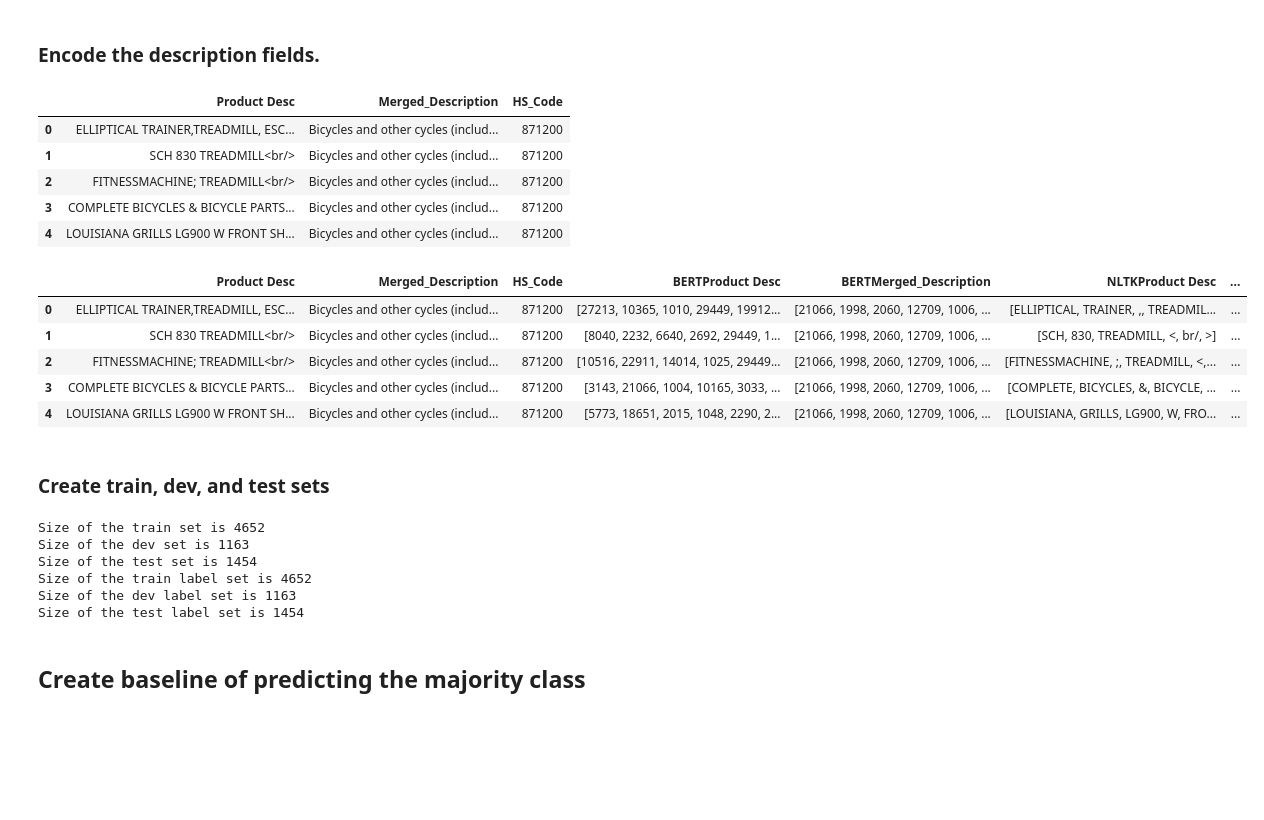
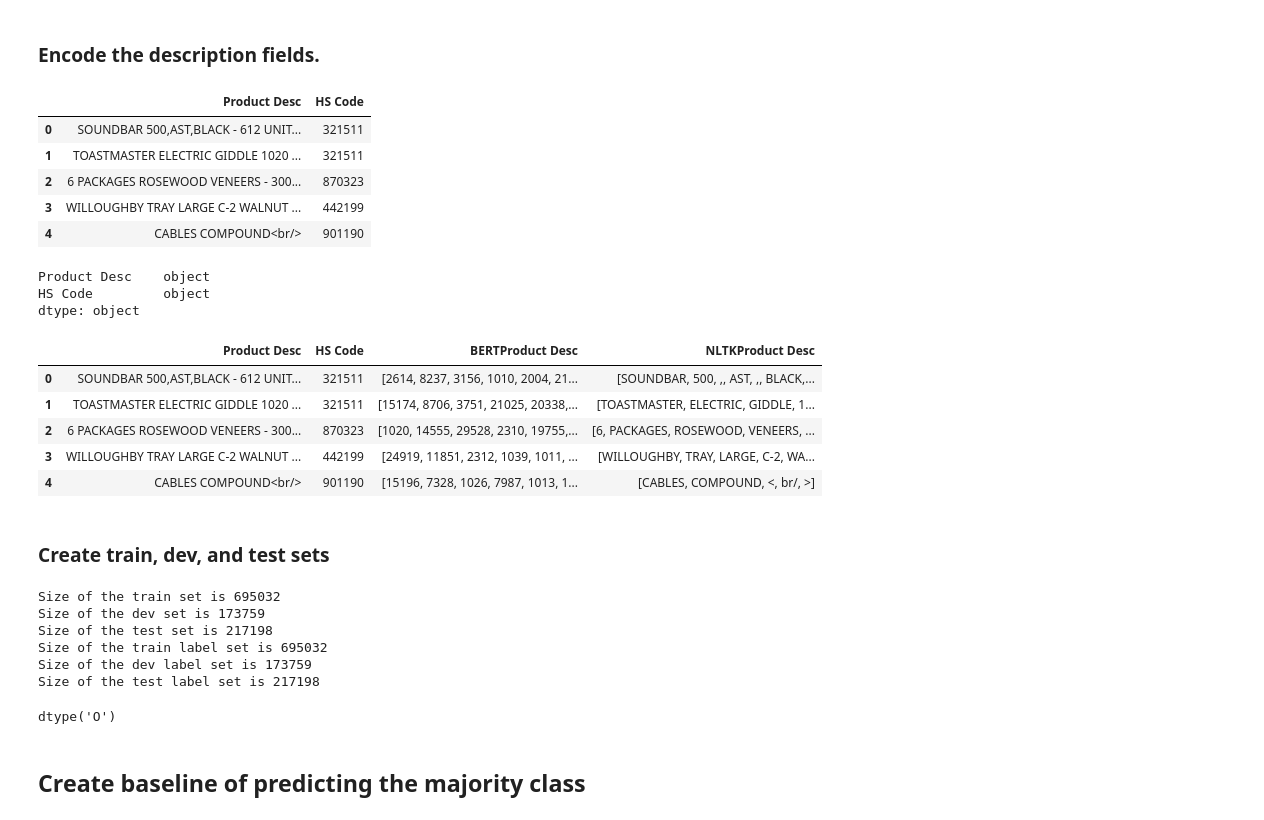
Before and after one commit to ajhoop/MIDS_Capstone, a Jupyter notebook: notebooks/exploratory/Model_NB_fulldata_andy.ipynb, the cells around one changed output. Drawn from its saved outputs; the diff is of its cells as text; code cells hidden in the pictures; blank space fills up the shorter version.

```diff
--- a/notebooks/exploratory/Model_NB_andy.ipynb
+++ b/notebooks/exploratory/Model_NB_fulldata_andy.ipynb
@@ -155,5 +164,5 @@ If your task is similar to the task the model of the checkpoint was trained on,
 # %%
-import_df = dd.read_parquet('/data/common/trade_data/2019/data_samples/sample_87128714.parq', engine='fastparquet', chunksize="100MB")
+import_df = dd.read_parquet('/data/common/trade_data/2019/parquet/us_customs_2019_01.parq', engine='fastparquet', chunksize="100MB")
 # %%
 import_df.columns
 # %% [output]
@@ -300,42 +300,48 @@ Some possible solutions:
 # Get rid of the columns we don't need.
 
 # First, the dask dataframe (in case the full dataset is too large to handle with pandas).
-import_df = import_df[['Product Desc', 'Merged_Description', 'HS_Code']]
+# import_df = import_df[['Product Desc', 'HS_Code']]
 # import_df.head()
 
 # Second, the pandas dataframe.
-import_df_pd = import_df_pd[['Product Desc', 'Merged_Description', 'HS_Code']]
+import_df_pd = import_df_pd[['Product Desc', 'HS Code']]
 import_df_pd.head()
 # %% [output]
-|  | Product Desc | Merged_Description | HS_Code |
-| 0 | ELLIPTICAL TRAINER,TREADMILL, ESC... | Bicycles and other cycles (includ... | 871200 |
-| 1 | SCH 830 TREADMILL<br/> | Bicycles and other cycles (includ... | 871200 |
-| 2 | FITNESSMACHINE; TREADMILL<br/> | Bicycles and other cycles (includ... | 871200 |
-| 3 | COMPLETE BICYCLES & BICYCLE PARTS... | Bicycles and other cycles (includ... | 871200 |
-| 4 | LOUISIANA GRILLS LG900 W FRONT SH... | Bicycles and other cycles (includ... | 871200 |
+|  | Product Desc | HS Code |
+| 0 | SOUNDBAR 500,AST,BLACK - 612 UNIT... | 321511 |
+| 1 | TOASTMASTER ELECTRIC GIDDLE 1020 ... | 321511 |
+| 2 | 6 PACKAGES ROSEWOOD VENEERS - 300... | 870323 |
+| 3 | WILLOUGHBY TRAY LARGE C-2 WALNUT ... | 442199 |
+| 4 | CABLES COMPOUND<br/> | 901190 |
+# %%
+import_df_pd.dtypes
+# %% [output]
+Product Desc    object
+HS Code         object
+dtype: object
 # %%
-max_length = 150
+max_length = 55
 
 # Create BERT embeddings for Product Desc and Merged_Description, append to pandas dataframe
 X_pd = pre_process(import_df_pd, 'Product Desc', max_length)
-X_pd = pre_process(X_pd, 'Merged_Description', max_length)
+# X_pd = pre_process(X_pd, 'Merged_Description', max_length)
 
 
 # Create NLTK embeddings for Product Desc and Merged_Description, append to pandas dataframe
 X_pd = tokenize(X_pd, 'Product Desc')
-X_pd = tokenize(X_pd, 'Merged_Description')
+# X_pd = tokenize(X_pd, 'Merged_Description')
 X_pd.head()
 # %% [output]
-|  | Product Desc | Merged_Description | HS_Code | BERTProduct Desc | BERTMerged_Description | NLTKProduct Desc | ... |
-| 0 | ELLIPTICAL TRAINER,TREADMILL, ESC... | Bicycles and other cycles (includ... | 871200 | [27213, 10365, 1010, 29449, 19912... | [21066, 1998, 2060, 12709, 1006, ... | [ELLIPTICAL, TRAINER, ,, TREADMIL... | ... |
-| 1 | SCH 830 TREADMILL<br/> | Bicycles and other cycles (includ... | 871200 | [8040, 2232, 6640, 2692, 29449, 1... | [21066, 1998, 2060, 12709, 1006, ... | [SCH, 830, TREADMILL, <, br/, >] | ... |
-| 2 | FITNESSMACHINE; TREADMILL<br/> | Bicycles and other cycles (includ... | 871200 | [10516, 22911, 14014, 1025, 29449... | [21066, 1998, 2060, 12709, 1006, ... | [FITNESSMACHINE, ;, TREADMILL, <,... | ... |
-| 3 | COMPLETE BICYCLES & BICYCLE PARTS... | Bicycles and other cycles (includ... | 871200 | [3143, 21066, 1004, 10165, 3033, ... | [21066, 1998, 2060, 12709, 1006, ... | [COMPLETE, BICYCLES, &, BICYCLE, ... | ... |
-| 4 | LOUISIANA GRILLS LG900 W FRONT SH... | Bicycles and other cycles (includ... | 871200 | [5773, 18651, 2015, 1048, 2290, 2... | [21066, 1998, 2060, 12709, 1006, ... | [LOUISIANA, GRILLS, LG900, W, FRO... | ... |
+|  | Product Desc | HS Code | BERTProduct Desc | NLTKProduct Desc |
+| 0 | SOUNDBAR 500,AST,BLACK - 612 UNIT... | 321511 | [2614, 8237, 3156, 1010, 2004, 21... | [SOUNDBAR, 500, ,, AST, ,, BLACK,... |
+| 1 | TOASTMASTER ELECTRIC GIDDLE 1020 ... | 321511 | [15174, 8706, 3751, 21025, 20338,... | [TOASTMASTER, ELECTRIC, GIDDLE, 1... |
+| 2 | 6 PACKAGES ROSEWOOD VENEERS - 300... | 870323 | [1020, 14555, 29528, 2310, 19755,... | [6, PACKAGES, ROSEWOOD, VENEERS, ... |
+| 3 | WILLOUGHBY TRAY LARGE C-2 WALNUT ... | 442199 | [24919, 11851, 2312, 1039, 1011, ... | [WILLOUGHBY, TRAY, LARGE, C-2, WA... |
+| 4 | CABLES COMPOUND<br/> | 901190 | [15196, 7328, 1026, 7987, 1013, 1... | [CABLES, COMPOUND, <, br/, >] |
 # %% [markdown]
 ### Create train, dev, and test sets
 # %%
-y_pd = X_pd['HS_Code']
+y_pd = X_pd['HS Code'].astype(str)
 
 # Split once to create the test set
 X_train, X_test, y_train, y_test = train_test_split(X_pd, y_pd, test_size=0.2, random_state=91)
@@ -362,12 +368,16 @@ print('Size of the test label set is', len(y_test))
 # print('Size of dev set is', len(dev_df.index))
 # print('Size of test set is', len(test_df.index))
 # %% [output]
-Size of the train set is 4652
-Size of the dev set is 1163
-Size of the test set is 1454
-Size of the train label set is 4652
-Size of the dev label set is 1163
-Size of the test label set is 1454
+Size of the train set is 695032
+Size of the dev set is 173759
+Size of the test set is 217198
+Size of the train label set is 695032
+Size of the dev label set is 173759
+Size of the test label set is 217198
+# %%
+y_train.dtype
+# %% [output]
+dtype('O')
 # %%
 def encode_labels(Y):
     """
```
Also changed, not shown: parts of 11 cells of this notebook, 1 other file.
